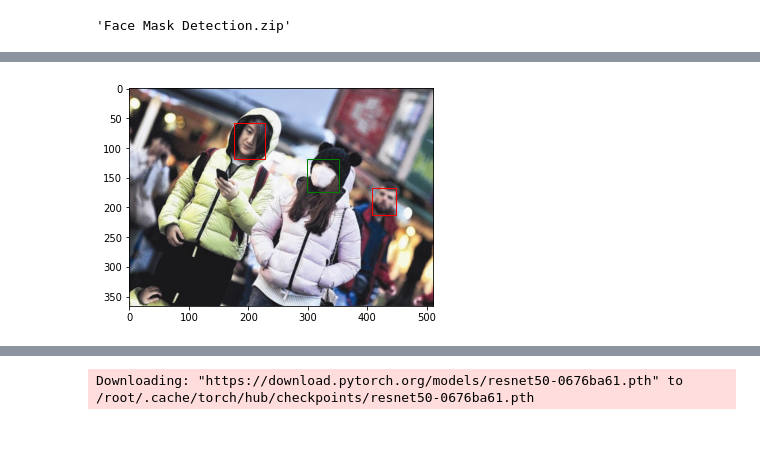
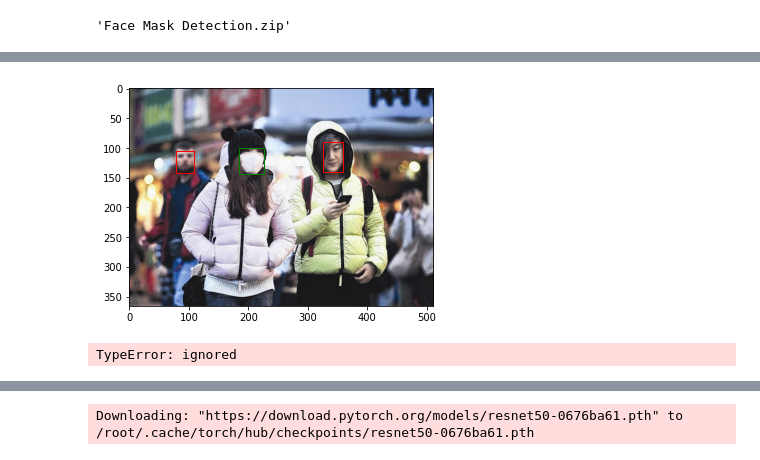
Before and after one commit to Gongsoo/Python3, a Jupyter notebook: mask_detection.ipynb, the cells around one changed output, grey strips where cells are left out. Drawn from its saved outputs; the diff is of its cells as text; code cells hidden in the pictures.

```diff
--- a/mask_detection.ipynb
+++ b/mask_detection.ipynb
@@ -143,5 +135,5 @@ plot_image(img_list[232],bbox)
 # %%
-class MaskDataset(Dataset):
+class TorchvisionMaskDataset(Dataset):
     def __init__(self, path, transform=None):
         self.path = path
         self.imgs = list(sorted(os.listdir(self.path)))
@@ -161,16 +153,13 @@ class MaskDataset(Dataset):
             label_path = os.path.join("annotations/", file_label)
 
         img = Image.open(img_path).convert("RGB")
+
         target = generate_target(label_path)
 
-        to_tensor = torchvision.transforms.ToTensor()
+        start_t = time.time()
+        if self.transform:
+            img = self.transform(img)
 
-        if self.transform:
-            img, transform_target = self.transform(np.array(img), np.array(target['boxes']))
-            target['boxes'] = torch.as_tensor(transform_target)
+        total_time = (time.time() - start_t)
 
-        # tensor로 변경
-        img = to_tensor(img)
-
-
-        return img, target
+        return img, target, total_time
@@ -186,13 +166,3 @@ test_data_loader = torch.utils.data.DataLoader(test_dataset, batch_size=2, colla
-# %%
-bbox_transform_dataset = BboxAugmentationDataset(
-    path = 'images/',
-    transform = bbox_transform
-)
-
-img, annot = bbox_transform_dataset[0]
-plot_image(img, annot)
-# %% [output]
-[figure, removed]
 # %%
 !mkdir test_images
 !mkdir test_annotations
@@ -206,3 +176,31 @@ for img in np.array(sorted(os.listdir('images')))[idx] :
 
 for annot in np.array(sorted(os.listdir('annotations')))[idx]:
   shutil.move('annotations/'+annot,'test_annotations/'+annot)
+# %%
+bbox_transform = albumentations.Compose(
+    [albumentations.HorizontalFlip(p=1),
+     albumentations.Rotate(p=1),
+     albumentations.pytorch.transforms.ToTensorV2()],
+    bbox_params=albumentations.BboxParams(format='pascal_voc', label_fields=['labels']),
+)
+# %%
+def collate_fn(batch):
+    return tuple(zip(*batch))
+
+dataset = MaskDataset('images/')
+test_dataset = MaskDataset('test_images/')
+tran_dataset = MaskDataset(path = 'images/',transform = bbox_transform)
+tran_test_dataset = MaskDataset('test_images/',bbox_transform)
+
+data_loader = torch.utils.data.DataLoader(dataset, batch_size=4, collate_fn=collate_fn)
+test_data_loader = torch.utils.data.DataLoader(test_dataset, batch_size=2, collate_fn=collate_fn)
+tran_data_loader = torch.utils.data.DataLoader(tran_dataset, batch_size=4, collate_fn=collate_fn)
+tran_test_data_loader = torch.utils.data.DataLoader(tran_test_dataset, batch_size=4, collate_fn=collate_fn)
+# %%
+img, annot = dataset[0]
+plot_image(img,annot)
+
+print(tran_dataset[0])
+# %% [output]
+[figure, added]
+TypeError: ignored
```
Also changed, not shown: parts of 10 cells of this notebook.
